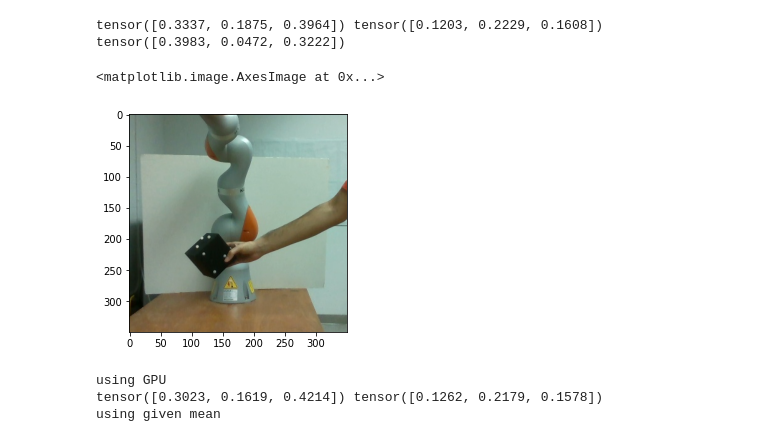
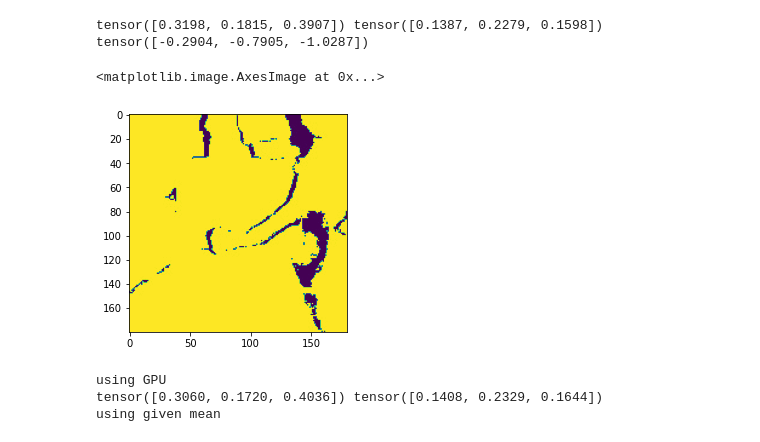
Before and after one commit to machines-in-motion/ioc_qp, a Jupyter notebook: vision/object_tracking.ipynb, the cells around one changed output. Drawn from its saved outputs; the diff is of its cells as text; code cells hidden in the pictures.

```diff
--- a/vision/object_tracking.ipynb
+++ b/vision/object_tracking.ipynb
@@ -51,7 +51,7 @@ class BoxDataSet(Dataset):
             self.mean = torch.mean(self.y_train, axis = 0)
             self.std = torch.std(self.y_train, axis = 0)
             print(self.mean, self.std)
-#             self.y_train = (self.y_train - self.mean)/self.std
+            self.y_train = (self.y_train - self.mean)/self.std
 
     def __len__(self):
         return int(len(self.y_train))
@@ -66,9 +66,9 @@ class BoxDataSet(Dataset):
         if self.rgbd:
             d_image = ToTensor()(imread(self.img_dir[b_idx] + "/depth_" + str(idx) + ".jpg"))
             image = torch.vstack((image, d_image))
-            image = transforms.functional.crop(image, 80, 100, 350, 350)
+            image = transforms.functional.crop(image,  50, 100, 180, 180)
         else:
-            image = transforms.functional.crop(image, 80, 100, 350, 350)
+            image = transforms.functional.crop(image,  50, 100, 180, 180)
             image = transforms.Resize(self.resize)(image)
 
         label = self.y_train[gidx]
@@ -87,26 +87,26 @@ class BoxDataSet(Dataset):
         if self.rgbd:
             d_image = ToTensor()(imread(self.img_dir[b_idx] + "/depth_" + str(idx) + ".jpg"))
             image = torch.vstack((image, d_image))
-            image = transforms.functional.crop(image, 80, 100, 350, 350)
+            image = transforms.functional.crop(image,  50, 100, 180, 180)
 
         else:
-            image = transforms.functional.crop(image, 80, 100, 350, 350)
+            image = transforms.functional.crop(image,  50, 100, 180, 180)
             image = transforms.Resize(self.resize)(image)
 
         label = self.y_train[gidx]
 
         return image.float()[None,:,:,:], label
 # %%
-dl = BoxDataSet([1], rgbd = True, resize = (224,224))
-image, label = dl.get_data(np.random.randint(20))
-box = ToPILImage()(image[0][0:3])
+dl = BoxDataSet([8], rgbd = True, resize = (224,224))
+image, label = dl.get_data(np.random.randint(1000))
+box = ToPILImage()(image[0][3])
 print(label)
 plt.imshow(box)
 # %% [output]
-tensor([0.3337, 0.1875, 0.3964]) tensor([0.1203, 0.2229, 0.1608])
-tensor([0.3983, 0.0472, 0.3222])
+tensor([0.3198, 0.1815, 0.3907]) tensor([0.1387, 0.2279, 0.1598])
+tensor([-0.2904, -0.7905, -1.0287])
 <matplotlib.image.AxesImage at 0x...>
-[figure, old version]
+[figure, new version]
 # %%
 class C_Net(nn.Module):
     def __init__(self):
@@ -159,23 +155,23 @@ if torch.cuda.is_available():
 else:
     device = torch.device("cpu")
 net = C_Net()
-net_name = "cnn1"
-net.load_state_dict(torch.load("./models/" + net_name))
+net_name = "cnn2"
+# net.load_state_dict(torch.load("./models/" + net_name))
 net = net.to(device)
 lr = 1.0e-3
 eps = 1000
-indices = [1,2,3,4]
-test_indices = [5]
+indices = [1,2,3,4,5,6,7]
+test_indices = [8]
 optimizer = torch.optim.Adam(net.parameters(), lr=lr)
 loss = torch.nn.MSELoss() #torch.nn.MSELoss() #torch.nn.HuberLoss()
 data = DataLoader(BoxDataSet(indices, rgbd = True, resize = (224,224)), \
                   batch_size = 64, num_workers = 12, shuffle=True)
-test = DataLoader(BoxDataSet(test_indices, mean = np.array([0.3023, 0.1619, 0.4214]), \
-                             std = np.array([0.1262, 0.2179, 0.1578]), rgbd = True, resize = (224,224)), \
-                  batch_size = 32, num_workers = 12, shuffle=True)
+test = DataLoader(BoxDataSet(test_indices, mean = np.array([0.3060, 0.1720, 0.4036]), \
+                             std = np.array([0.1408, 0.2329, 0.1644]), rgbd = True, resize = (224,224)), \
+                  batch_size = 64, num_workers = 12, shuffle=True)
 # %% [output]
 using GPU
-tensor([0.3023, 0.1619, 0.4214]) tensor([0.1262, 0.2179, 0.1578])
+tensor([0.3060, 0.1720, 0.4036]) tensor([0.1408, 0.2329, 0.1644])
 using given mean
 # %%
 best_loss = 1e3
```
Also changed, not shown: parts of 5 cells of this notebook, 4 other files.
